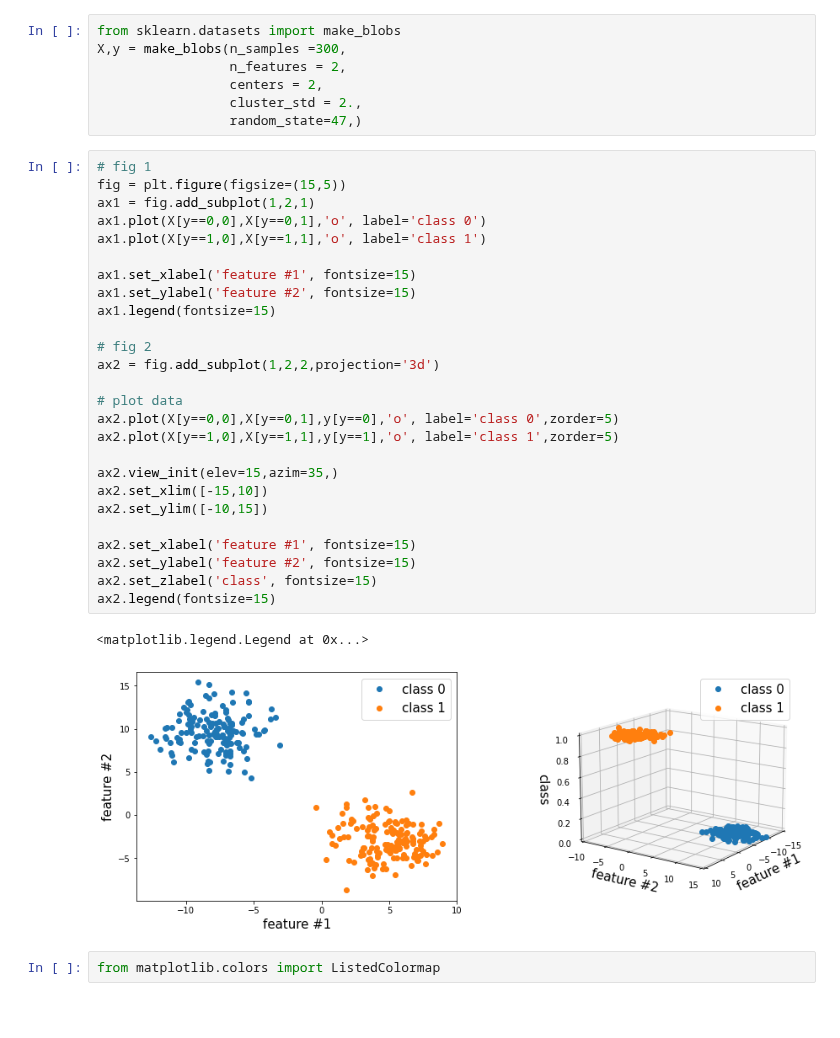
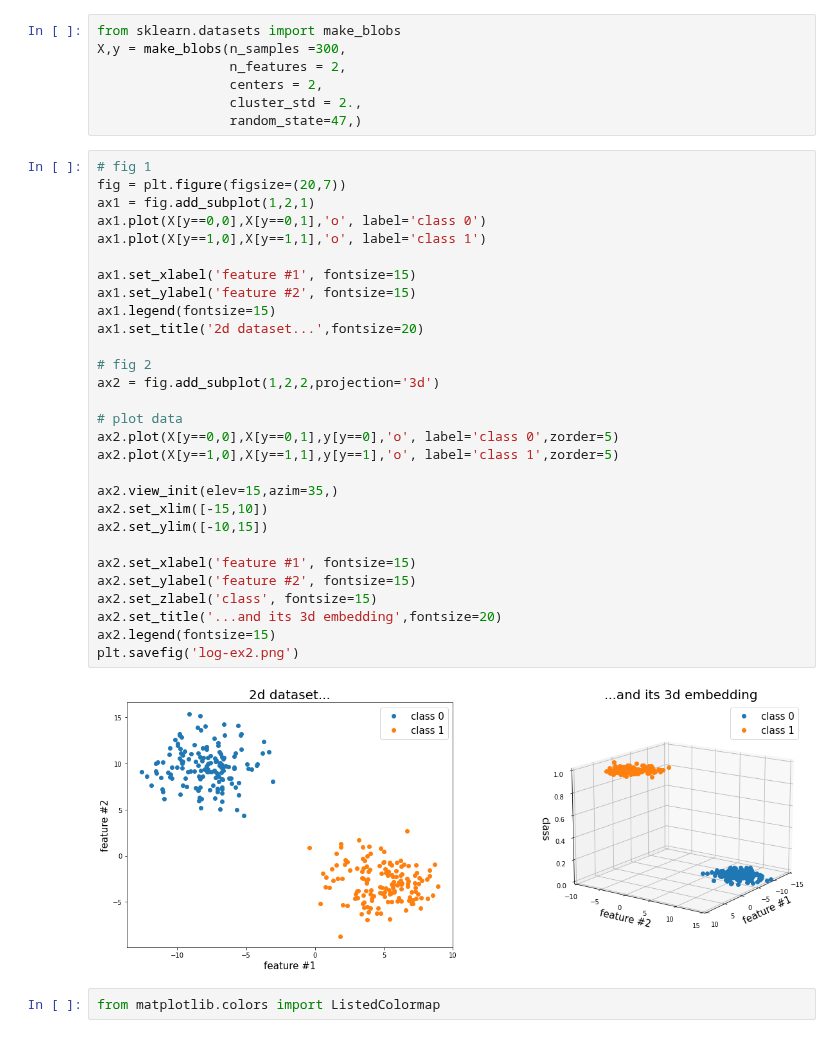
Before and after one commit to um-perez-alvaro/Data-Science-Practice, a Jupyter notebook: Jupyter Notebooks/Classification/notebooks/Logistic Regression .ipynb, the cells around one changed output. Drawn from its saved outputs; the diff is of its cells as text; blank space fills up the shorter version.

```diff
--- a/Jupyter Notebooks/Classification/notebooks/Logistic Regression .ipynb
+++ b/Jupyter Notebooks/Classification/notebooks/Logistic Regression .ipynb
@@ -57,33 +144,35 @@ X,y = make_blobs(n_samples =300,
                  random_state=47,)
 # %%
 # fig 1
-fig = plt.figure(figsize=(15,5))
+fig = plt.figure(figsize=(20,7))
 ax1 = fig.add_subplot(1,2,1)
 ax1.plot(X[y==0,0],X[y==0,1],'o', label='class 0')
 ax1.plot(X[y==1,0],X[y==1,1],'o', label='class 1')
 
 ax1.set_xlabel('feature #1', fontsize=15)
 ax1.set_ylabel('feature #2', fontsize=15)
 ax1.legend(fontsize=15)
+ax1.set_title('2d dataset...',fontsize=20)
 
 # fig 2
 ax2 = fig.add_subplot(1,2,2,projection='3d')
 
 # plot data
 ax2.plot(X[y==0,0],X[y==0,1],y[y==0],'o', label='class 0',zorder=5)
 ax2.plot(X[y==1,0],X[y==1,1],y[y==1],'o', label='class 1',zorder=5)
 
 ax2.view_init(elev=15,azim=35,)
 ax2.set_xlim([-15,10])
 ax2.set_ylim([-10,15])
 
 ax2.set_xlabel('feature #1', fontsize=15)
 ax2.set_ylabel('feature #2', fontsize=15)
 ax2.set_zlabel('class', fontsize=15)
+ax2.set_title('...and its 3d embedding',fontsize=20)
 ax2.legend(fontsize=15)
+plt.savefig('log-ex2.png')
 # %% [output]
-<matplotlib.legend.Legend at 0x...>
-[figure, old version]
+[figure, new version]
 # %%
 from matplotlib.colors import ListedColormap
 # %%
```
Also changed, not shown: parts of 25 cells of this notebook, 6 other files.
